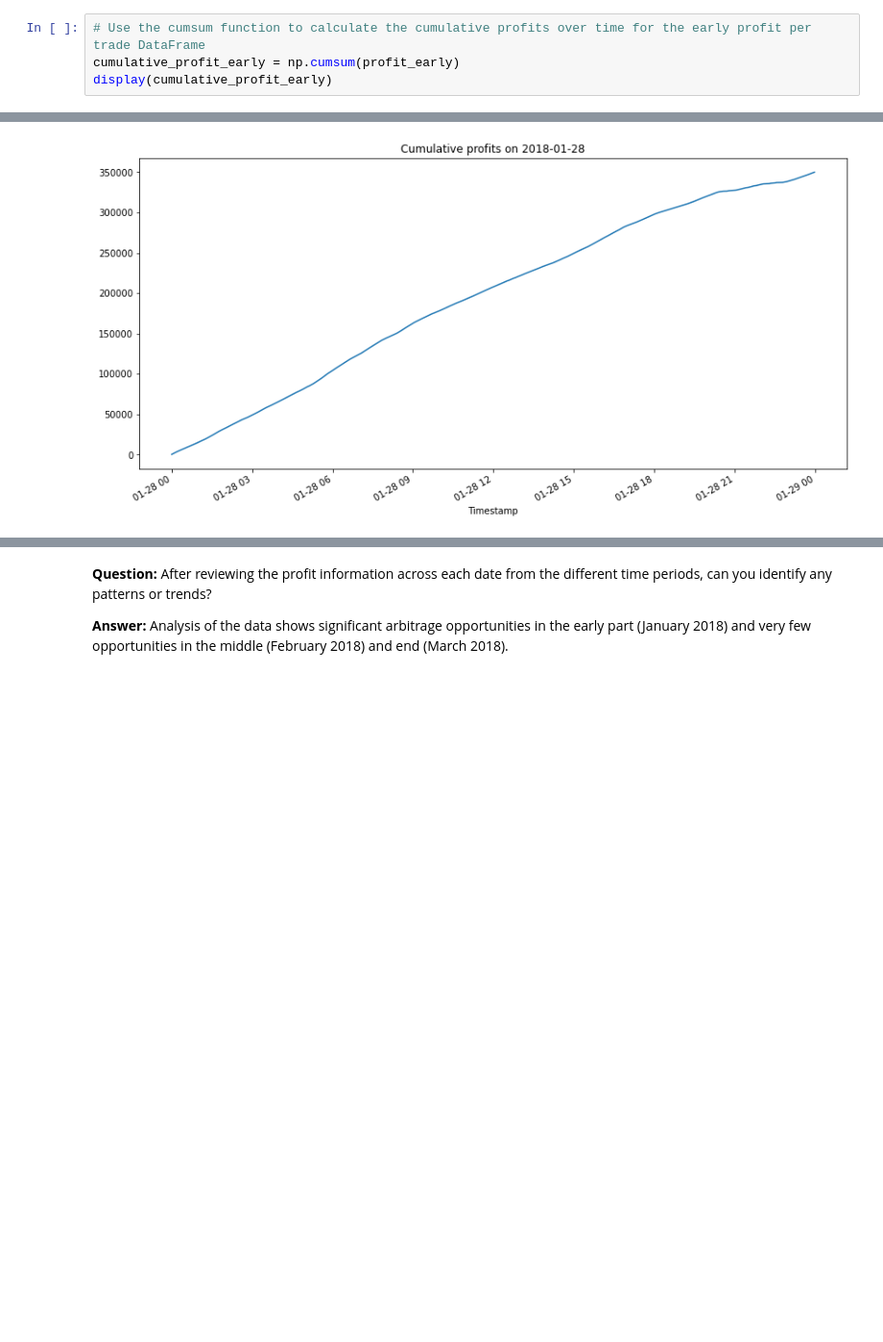
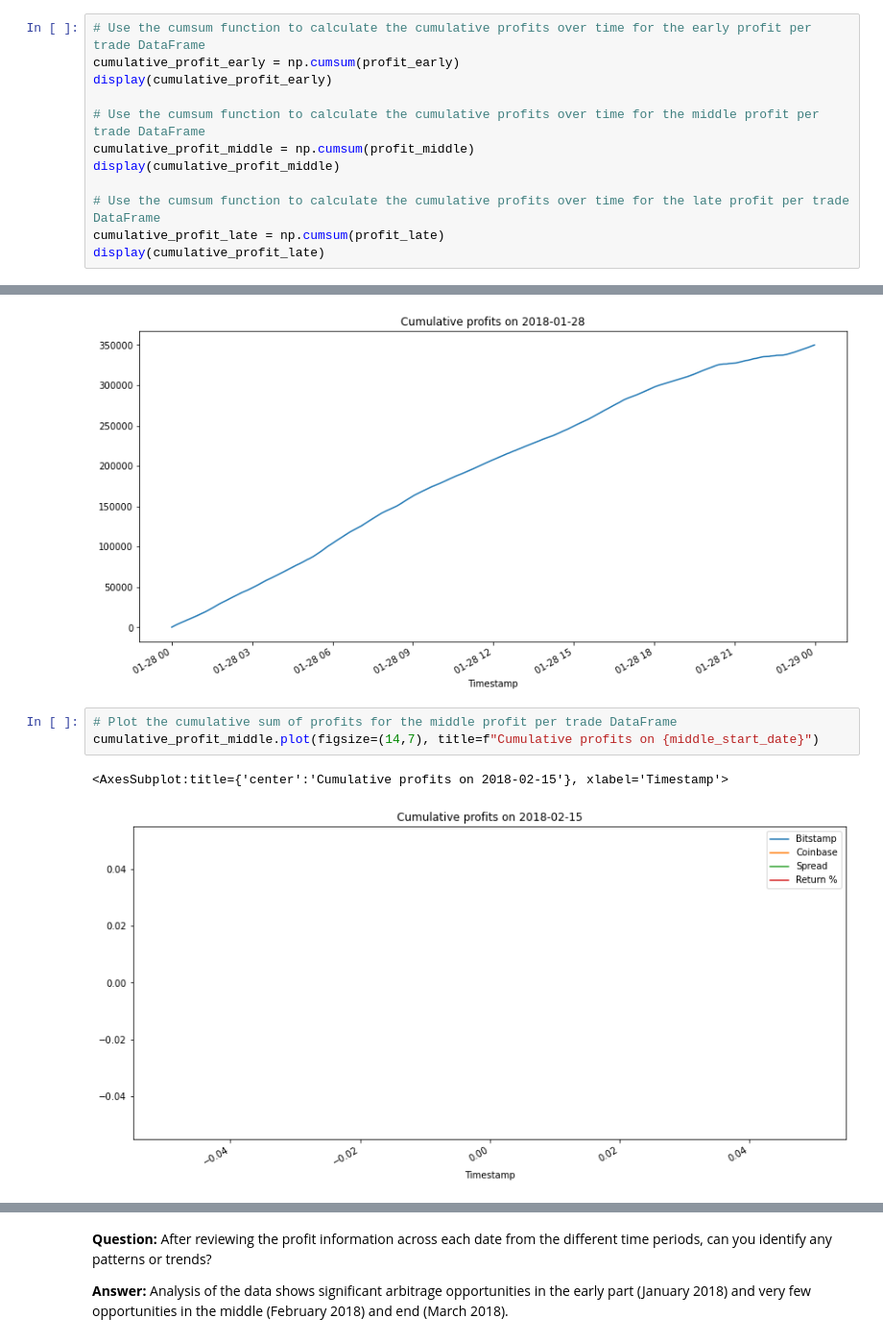
Before and after one commit to rdillens/03_Arbitrage_Opportunities, a Jupyter notebook: crypto_arbitrage.ipynb, the cells around one changed output, grey strips where cells are left out. Shown: that part at 96% size. Saved outputs shown, nothing was run; the diff lists cells and outputs as text; blank space fills up the shorter version.

```diff
--- a/crypto_arbitrage.ipynb
+++ b/crypto_arbitrage.ipynb
@@ -784,6 +841,14 @@ Total profit on 2018-03-29: $89.90
 # Use the cumsum function to calculate the cumulative profits over time for the early profit per trade DataFrame
 cumulative_profit_early = np.cumsum(profit_early)
 display(cumulative_profit_early)
+
+# Use the cumsum function to calculate the cumulative profits over time for the middle profit per trade DataFrame
+cumulative_profit_middle = np.cumsum(profit_middle)
+display(cumulative_profit_middle)
+
+# Use the cumsum function to calculate the cumulative profits over time for the late profit per trade DataFrame
+cumulative_profit_late = np.cumsum(profit_late)
+display(cumulative_profit_late)
 # %% [output]
 Timestamp
 2018-01-28 00:00:00       275.38
@@ -804,3 +874,9 @@ cumulative_profit_early.plot(figsize=(14,7), title=f"Cumulative profits on {earl
 # %% [output]
 <AxesSubplot:title={'center':'Cumulative profits on 2018-01-28'}, xlabel='Timestamp'>
 [figure]
+# %%
+# Plot the cumulative sum of profits for the middle profit per trade DataFrame
+cumulative_profit_middle.plot(figsize=(14,7), title=f"Cumulative profits on {middle_start_date}")
+# %% [output]
+<AxesSubplot:title={'center':'Cumulative profits on 2018-02-15'}, xlabel='Timestamp'>
+[figure, added]
```
Also changed, not shown: parts of 13 cells of this notebook.
